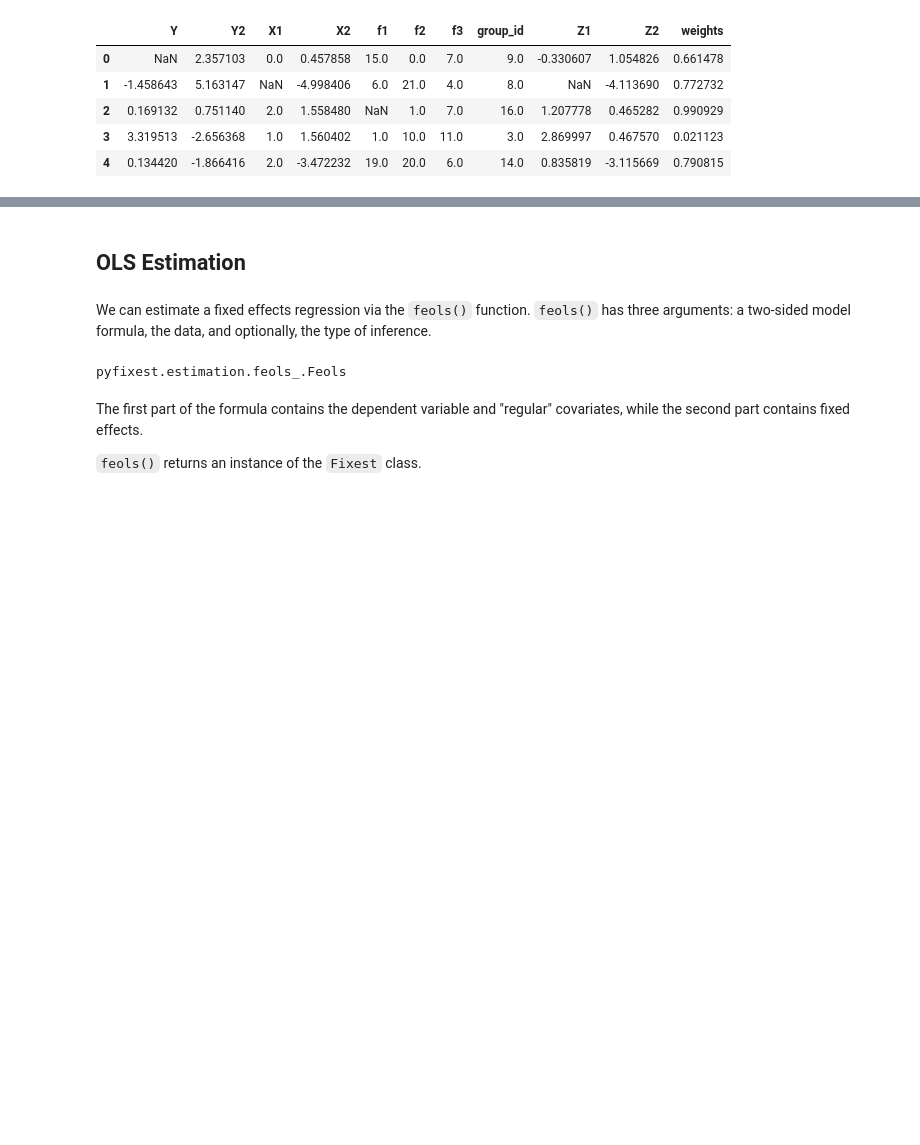
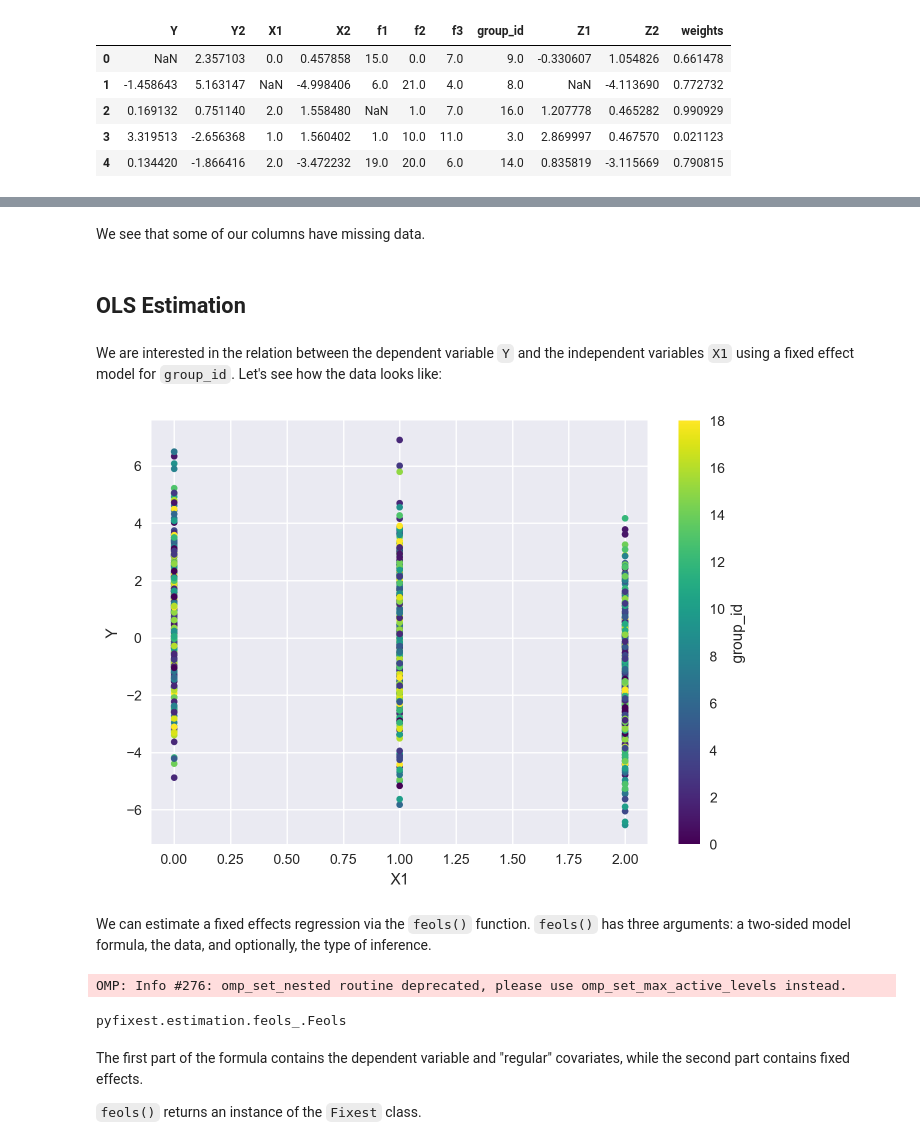
Before and after one commit to py-econometrics/pyfixest, a Jupyter notebook: docs/quickstart.ipynb, the cells around one changed output, grey strips where cells are left out. Cells and saved outputs as stored; diff of their text form; code cells hidden in the pictures; blank space fills up the shorter version.

```diff
--- a/docs/quickstart.ipynb
+++ b/docs/quickstart.ipynb
@@ -5,4 +23,5 @@ In a first step, we load the module and some example data:
 # %%
+import matplotlib.pyplot as plt
 import pandas as pd
 from lets_plot import LetsPlot
 
@@ -10,8 +29,13 @@ import pyfixest as pf
 from pyfixest.did.estimation import did2s
 from pyfixest.did.event_study import event_study
 
+LetsPlot.setup_html()
+
+plt.style.use("seaborn-v0_8")
+
 %load_ext autoreload
 %autoreload 2
 %load_ext watermark
+%config InlineBackend.figure_format = "retina"
 %watermark --iversions
 # %% [output]
@@ -34,12 +79,21 @@ data.head()
+# %% [markdown]
+We see that some of our columns have missing data.
 # %% [markdown]
 ## OLS Estimation
+# %% [markdown]
+We are interested in the relation between the dependent variable `Y` and the independent variables `X1` using a fixed effect model for `group_id`. Let's see how the data looks like:
+# %%
+ax = data.plot(kind="scatter", x="X1", y="Y", c="group_id", colormap="viridis")
+# %% [output]
+[figure, added]
 # %% [markdown]
 We can estimate a fixed effects regression via the `feols()` function. `feols()` has three arguments: a two-sided model formula, the data, and optionally, the type of inference.
 # %%
-fit = pf.feols(fml="Y~X1 | f1", data=data, vcov="HC1")
+fit = pf.feols(fml="Y ~ X1 | group_id", data=data, vcov="HC1")
 type(fit)
 # %% [output]
-pyfixest.estimation.feols_.Feols
+OMP: Info #276: omp_set_nested routine deprecated, please use omp_set_max_active_levels instead.
+pyfixest.estimation.feols_.Feols
 # %% [markdown]
 The first part of the formula contains the dependent variable and "regular" covariates, while the second part contains fixed effects.
 
```
Also changed, not shown: parts of 54 cells of this notebook.
